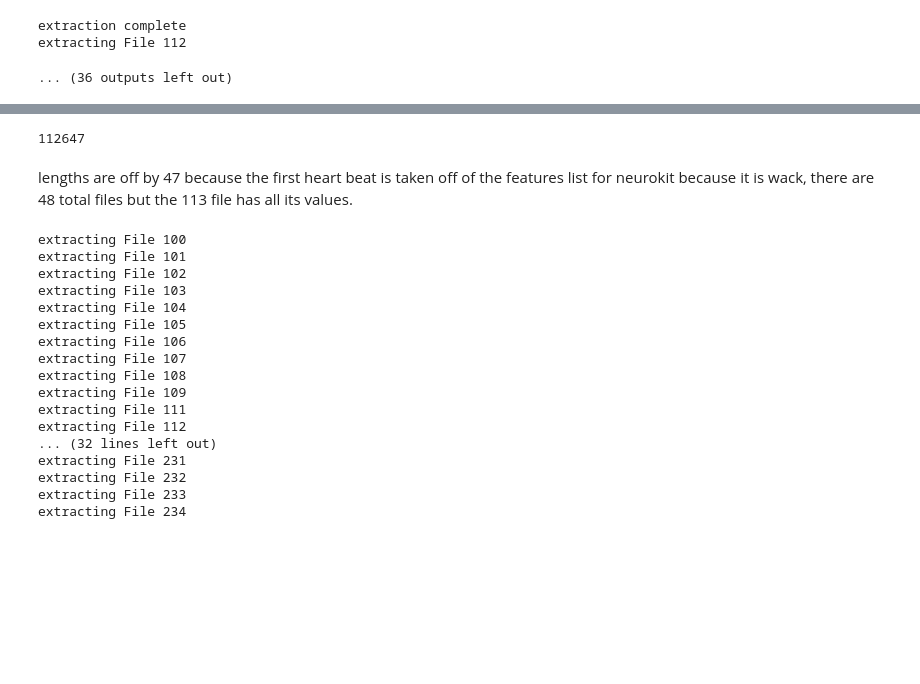
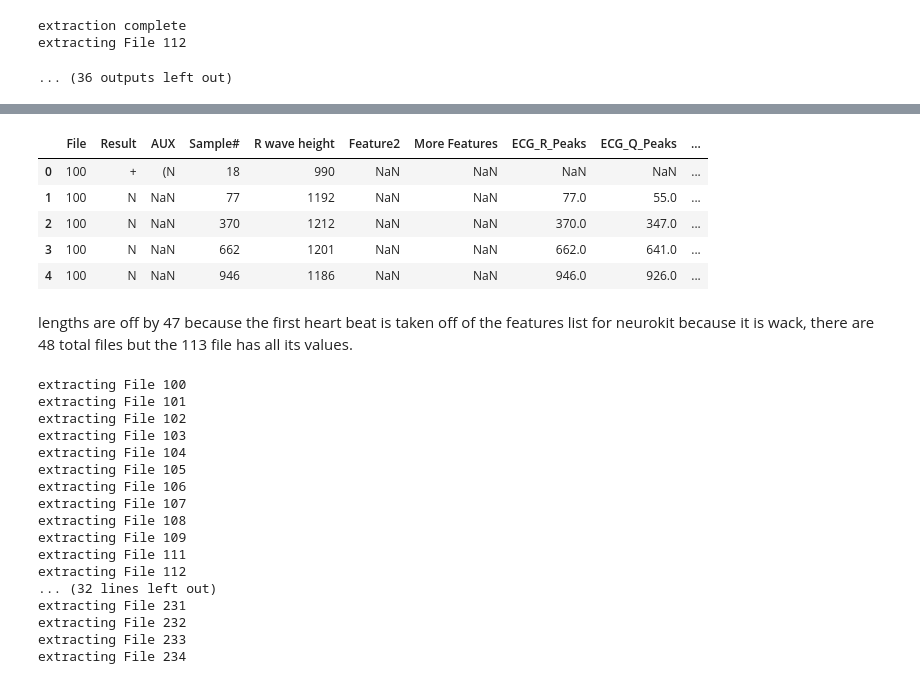
Before and after one commit to aartisinghh/Sensights, a Jupyter notebook: Recording features.ipynb, the cells around one changed output, grey strips where cells are left out. Drawn from its saved outputs; the diff is of its cells as text; code cells hidden in the pictures; blank space fills up the shorter version.

```diff
--- a/Recording features.ipynb
+++ b/Recording features.ipynb
@@ -77,7 +82,21 @@ tempFeatures.head(100)
 # %%
-print(len(Training))
+#add the features list to the training file
+Features = pd.read_csv('testFeatures.csv')
+Training = pd.read_csv('training.csv')
+
+
+NewFeatures = Features[Features.columns[3:]].copy()
+
+Training=pd.concat([Training,NewFeatures],axis=1)
+NewTraining = Training[Training.columns[2:]]
+NewTraining.head()
 # %% [output]
-112647
+|  | File | Result | AUX | Sample# | R wave height | Feature2 | More Features | ECG_R_Peaks | ECG_Q_Peaks | ... |
+| 0 | 100 | + | (N | 18 | 990 | NaN | NaN | NaN | NaN | ... |
+| 1 | 100 | N | NaN | 77 | 1192 | NaN | NaN | 77.0 | 55.0 | ... |
+| 2 | 100 | N | NaN | 370 | 1212 | NaN | NaN | 370.0 | 347.0 | ... |
+| 3 | 100 | N | NaN | 662 | 1201 | NaN | NaN | 662.0 | 641.0 | ... |
+| 4 | 100 | N | NaN | 946 | 1186 | NaN | NaN | 946.0 | 926.0 | ... |
 # %% [markdown]
 lengths are off by 47 because the first heart beat is taken off of the features list for neurokit because it is wack, there are 48 total files but the 113 file has all its values.
 # %%
```
Also changed, not shown: parts of 8 cells of this notebook, 1 other file.
